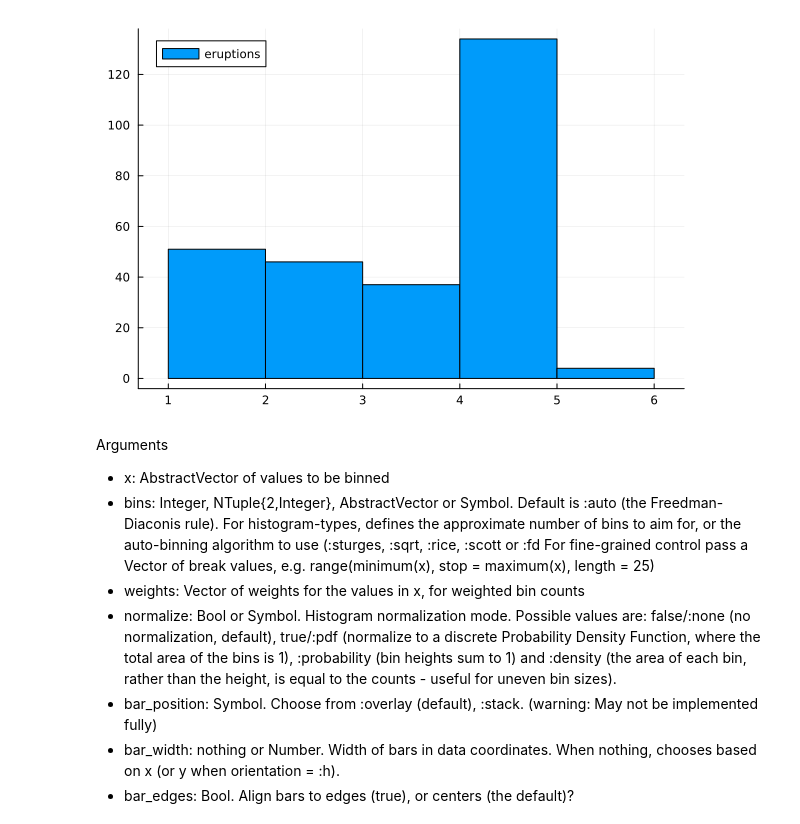
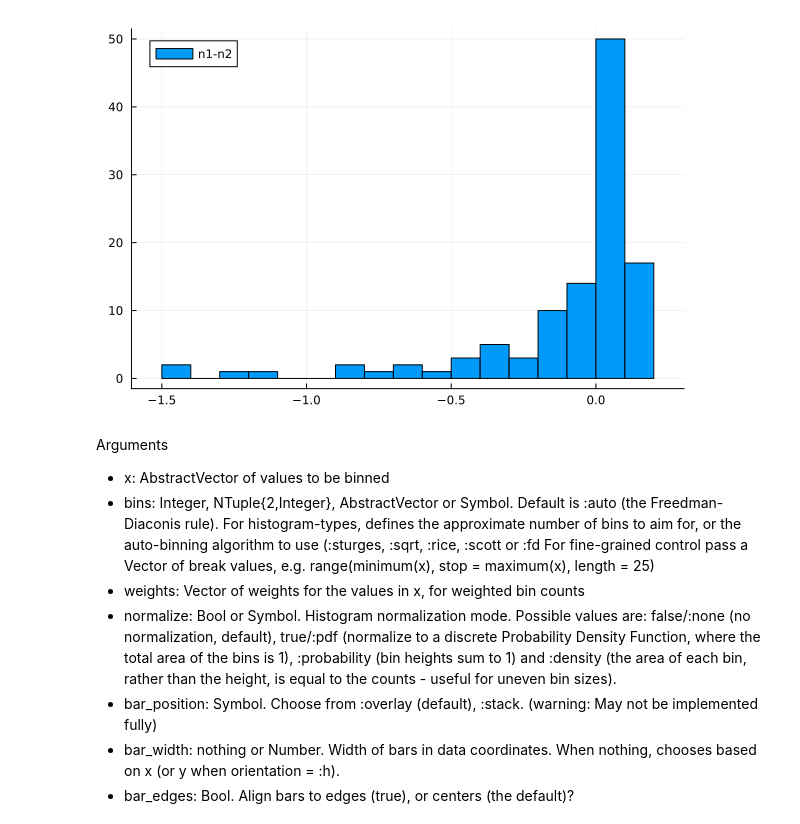
Before and after one commit to Shayne-Falco/3-compartment-maturation, a Jupyter notebook: Tutorial/03 Statistics.ipynb, the cells around one changed output. Saved outputs shown, nothing was run; the diff lists cells and outputs as text; code cells hidden in the pictures.

```diff
--- a/Tutorial/03 Statistics.ipynb
+++ b/Tutorial/03 Statistics.ipynb
@@ -58,7 +57,7 @@ boxplot(["eruption length"],eruptions,legend=false,size=(200,400),whisker_width=
-# %%
-histogram(eruptions,label="eruptions")
-# %% [output]
-[figure, removed]
+# %%
+histogram(n1-n2,label="n1-n2")
+# %% [output]
+[figure, added]
 # %% [markdown]
 Arguments
 
```
Also changed, not shown: parts of 10 cells of this notebook, 4 other files.
